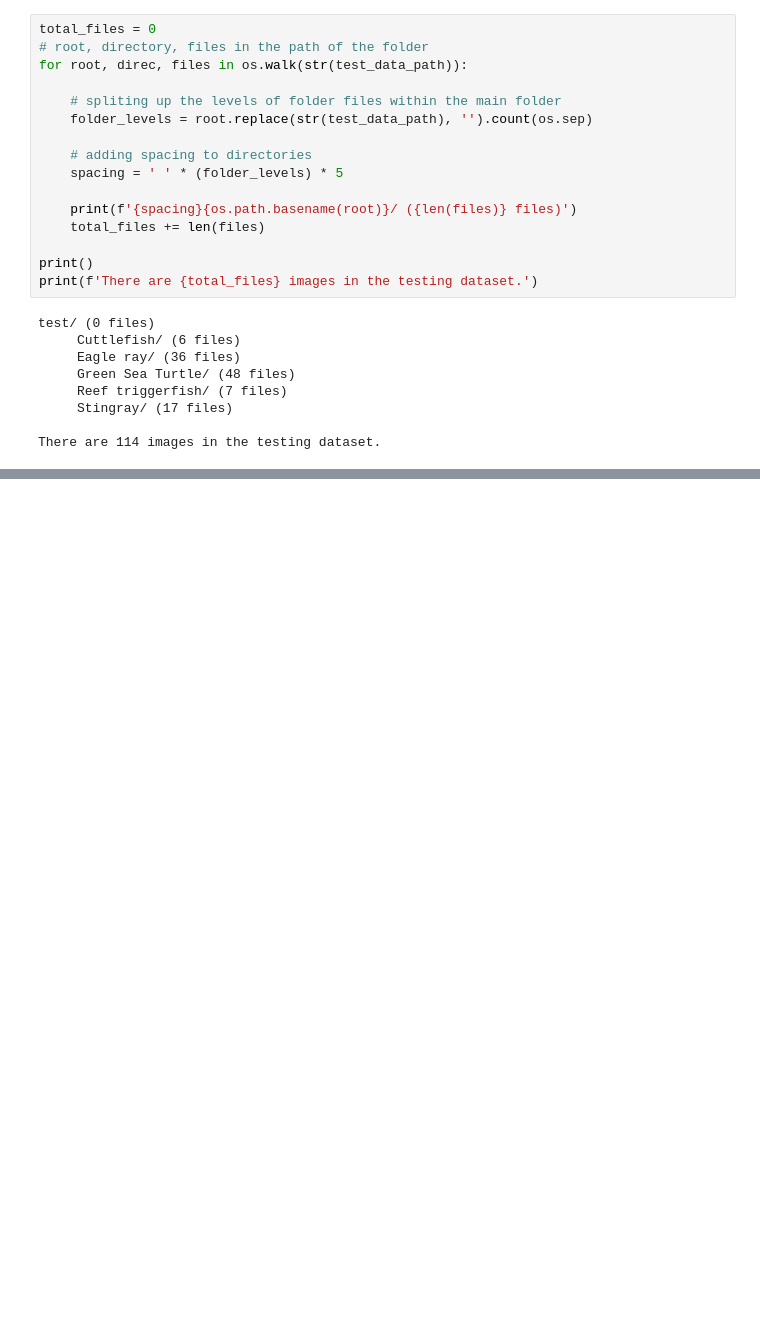
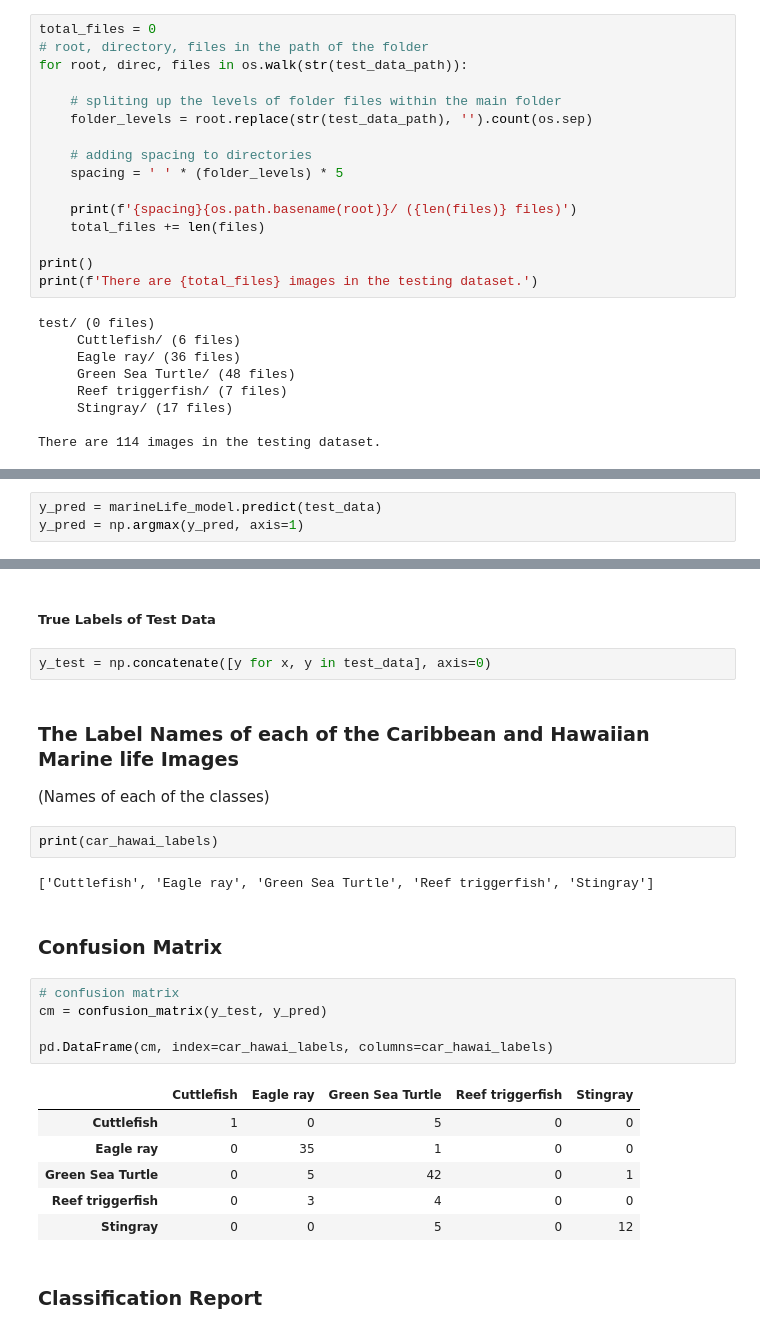
Before and after one commit to rjohnson279/Caribbean-and-Hawaiian-Marine-Reef-Life-Image-Classification, a Jupyter notebook: Caribbean and Hawaiian Marine (reef) life Single-label image classification model.ipynb, the cells around one changed output, grey strips where cells are left out. Cells and saved outputs as stored; diff of their text form; blank space fills up the shorter version.

```diff
--- a/Caribbean and Hawaiian Marine (reef) life Single-label image classification model.ipynb
+++ b/Caribbean and Hawaiian Marine (reef) life Single-label image classification model.ipynb
@@ -494,0 +513,3 @@ Accuracy: 0.789474
+# %%
+y_pred = marineLife_model.predict(test_data)
+y_pred = np.argmax(y_pred, axis=1)
@@ -494,0 +518,27 @@ Accuracy: 0.789474
+# %% [markdown]
+##### True Labels of Test Data
+# %%
+y_test = np.concatenate([y for x, y in test_data], axis=0)
+# %% [markdown]
+### The Label Names of each of the Caribbean and Hawaiian Marine life Images
+(Names of each of the classes)
+# %%
+print(car_hawai_labels)
+# %% [output]
+['Cuttlefish', 'Eagle ray', 'Green Sea Turtle', 'Reef triggerfish', 'Stingray']
+# %% [markdown]
+### Confusion Matrix
+# %%
+# confusion matrix
+cm = confusion_matrix(y_test, y_pred)
+
+pd.DataFrame(cm, index=car_hawai_labels, columns=car_hawai_labels)
+# %% [output]
+|  | Cuttlefish | Eagle ray | Green Sea Turtle | Reef triggerfish | Stingray |
+| Cuttlefish | 1 | 0 | 5 | 0 | 0 |
+| Eagle ray | 0 | 35 | 1 | 0 | 0 |
+| Green Sea Turtle | 0 | 5 | 42 | 0 | 1 |
+| Reef triggerfish | 0 | 3 | 4 | 0 | 0 |
+| Stingray | 0 | 0 | 5 | 0 | 12 |
+# %% [markdown]
+### Classification Report
```
Also changed, not shown: parts of 11 cells of this notebook.
